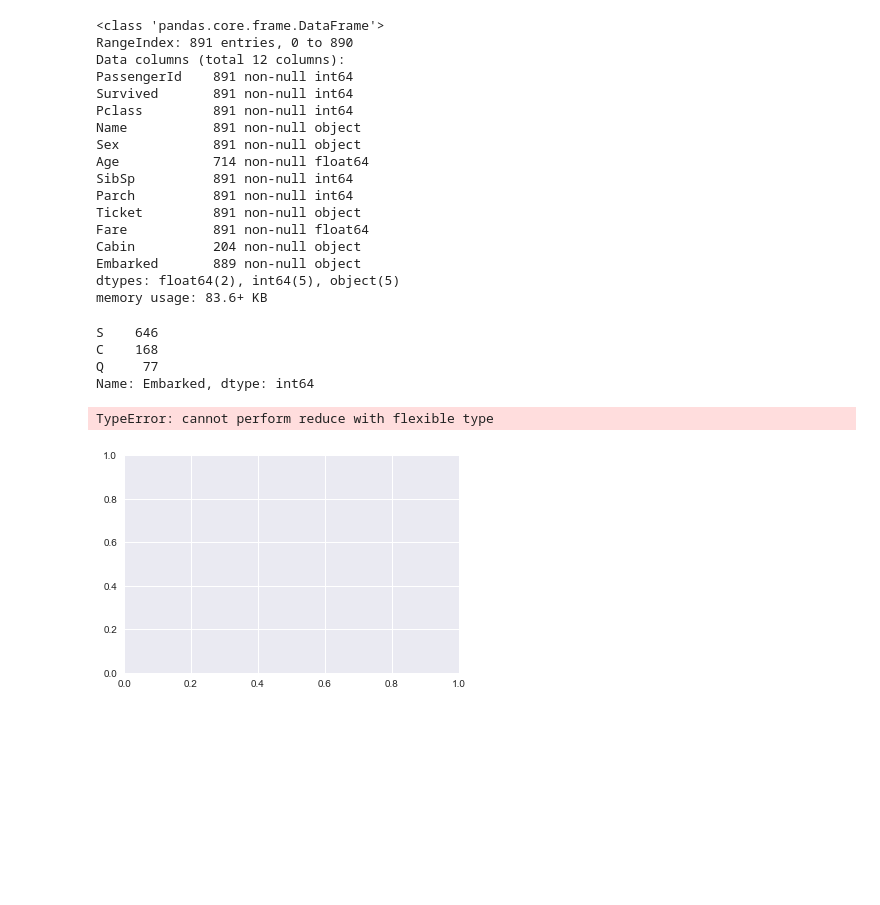
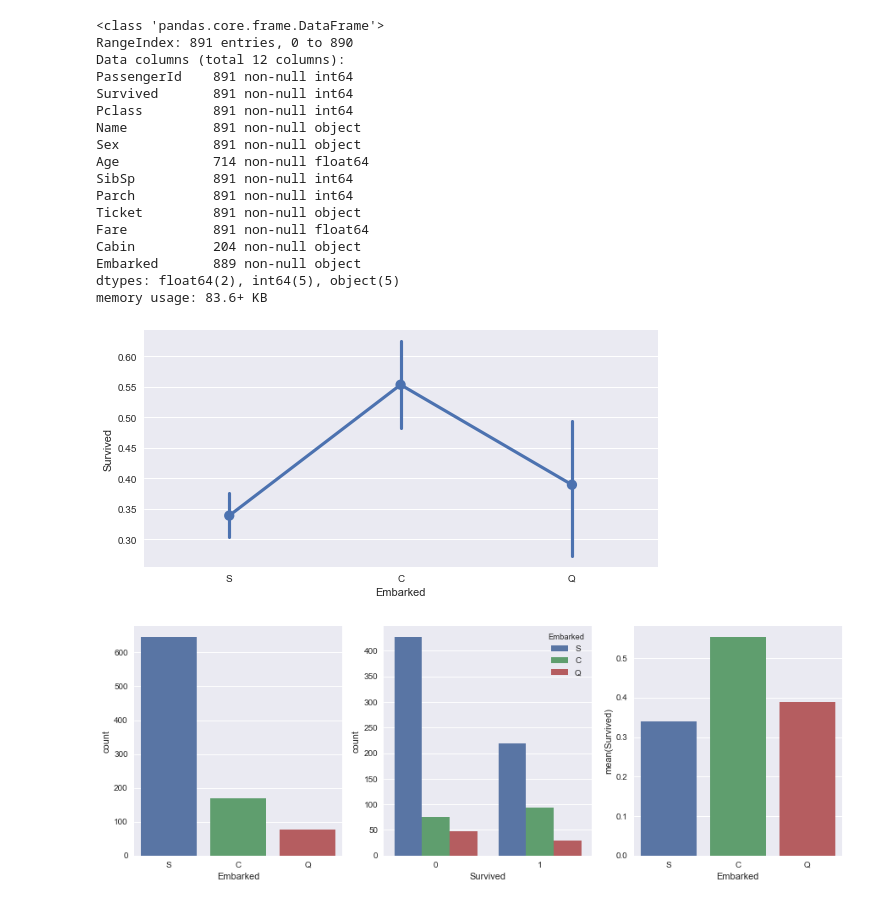
Before and after one commit to Didir19/Kaggle, a Jupyter notebook: titanic/Untitled.ipynb, the cells around one changed output. Cells and saved outputs as stored; diff of their text form; code cells hidden in the pictures; blank space fills up the shorter version.

```diff
--- a/titanic/Untitled.ipynb
+++ b/titanic/Untitled.ipynb
@@ -30,17 +30,33 @@ memory usage: 83.6+ KB
 # %%
 train_data = train_data.drop(['Name', 'PassengerId', 'Ticket'], axis=1)
 test_data = test_data.drop(['Name', 'Ticket'], axis=1)
-# %%
-train_data.Embarked = train_data.Embarked.fillna('S')
-# %%
-train_data.Embarked.value_counts()
-# %% [output]
-S    646
-C    168
-Q     77
-Name: Embarked, dtype: int64
-# %%
-plt.hist(train_data['Embarked'], train_data['Survived'])
-# %% [output]
-TypeError: cannot perform reduce with flexible type
-[figure, removed]
+# %%
+# Embarked
+
+train_data.Embarked.fillna('S')
+sns.factorplot('Embarked', 'Survived', data=train_data, size=4, aspect=2)
+
+fig, (axis1,axis2,axis3) = plt.subplots(1,3,figsize=(15,5))
+
+sns.countplot(x='Embarked', data=train_data, ax=axis1)
+sns.countplot(x='Survived', hue='Embarked', data=train_data, ax=axis2)
+
+embark_perc = train_data[['Embarked', 'Survived']].groupby(["Embarked"],as_index=False).mean()
+
+sns.barplot(x='Embarked', y='Survived', data=embark_perc, order = ['S','C','Q'], ax=axis3)
+
+
+embark_dummies = pd.get_dummies(train_data['Embarked'])
+embark_dummies.drop(['S'], axis=1, inplace=True)
+
+embark_test = pd.get_dummies(test_data['Embarked'])
+embark_test.drop(['S'], axis=1, inplace=True)
+
+train_data = train_data.join(embark_dummies)
+test_data = test_data.join(embark_test)
+
+train_data.drop(['Embarked'], axis=1, inplace=True)
+test_data.drop(['Embarked'], axis=1, inplace=True)
+# %% [output]
+[figure, added]
+[figure, added]
```
Also changed, not shown: parts of 1 cell of this notebook.
